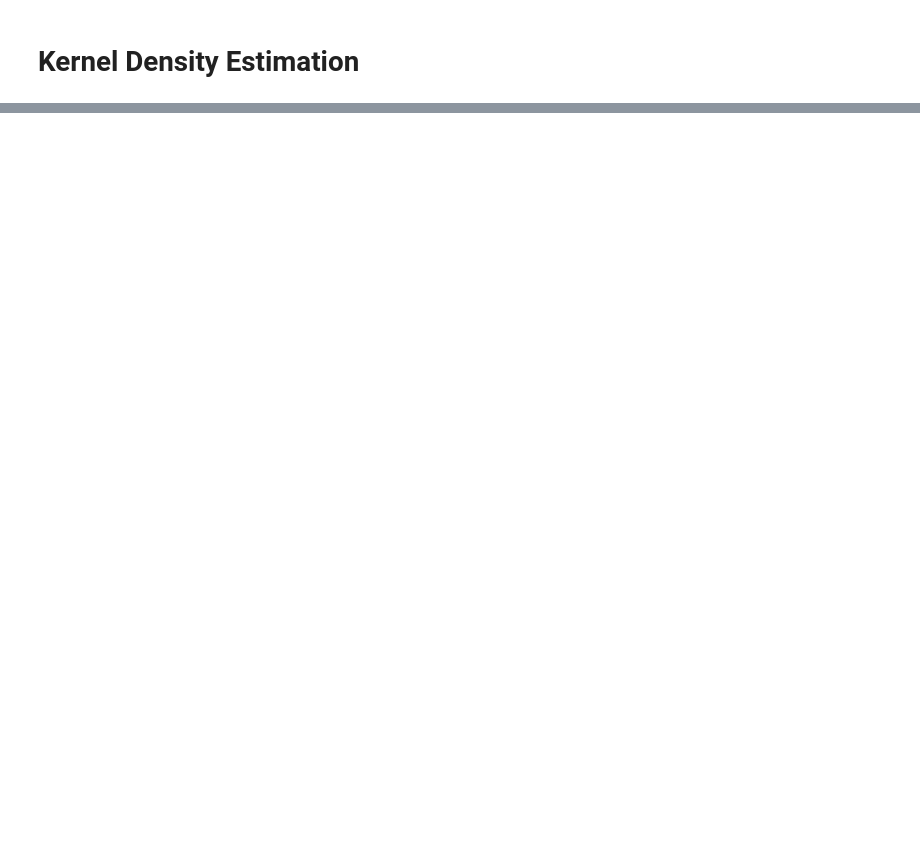
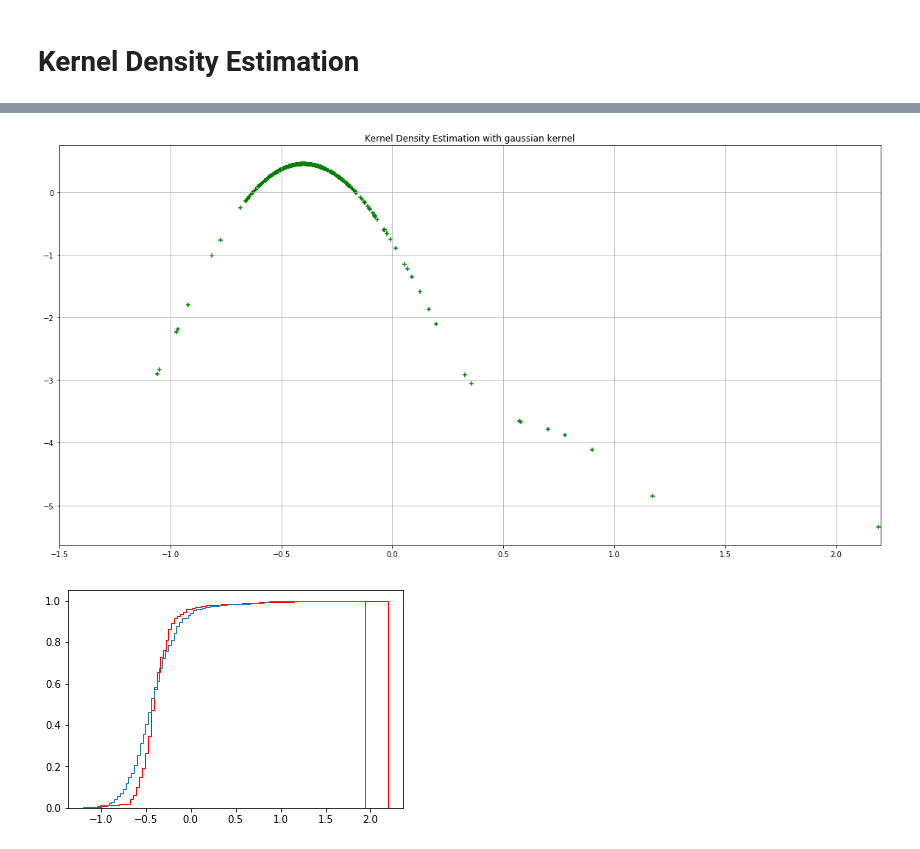
Before and after one commit to ridouaneg/Predict-poverty-from-space, a Jupyter notebook: density_estimation.ipynb, the cells around one changed output, grey strips where cells are left out. Drawn from its saved outputs; the diff is of its cells as text; code cells hidden in the pictures; blank space fills up the shorter version.

```diff
--- a/density_estimation.ipynb
+++ b/density_estimation.ipynb
@@ -133,0 +122,18 @@ print(np.mean(l))
+# %%
+def kdegraph(kernel_type, distribution=False):
+    kde = KernelDensity(kernel=kernel_type, bandwidth=0.2).fit(y_low)
+    plt.figure(figsize=(20, 10))
+    plt.grid()
+    plt.xlim(-1.5, 2.2)
+    plt.title('Kernel Density Estimation with ' + kernel_type + ' kernel')
+    plt.scatter(y_low, kde.score_samples(y_low), color='g', marker='+')
+    plt.show()
+    if distribution:
+        plt.hist(y_low, bins=b, color='r', density=True, histtype='step', cumulative=True)
+        plt.hist(kde.sample(np.shape(y_low)[0]), bins=b, density=True, histtype='step', cumulative=True)
+        plt.show()
+# %%
+kdegraph('gaussian', distribution=True)
+# %% [output]
+[figure, added]
+[figure, added]
```
Also changed, not shown: parts of 40 cells of this notebook.
